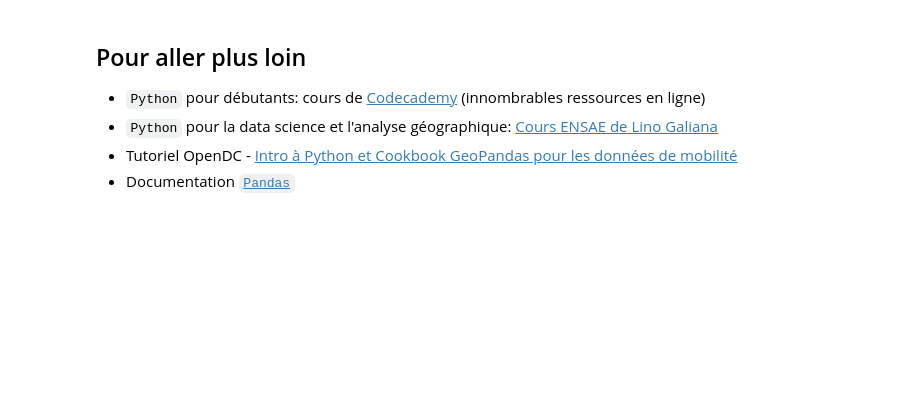
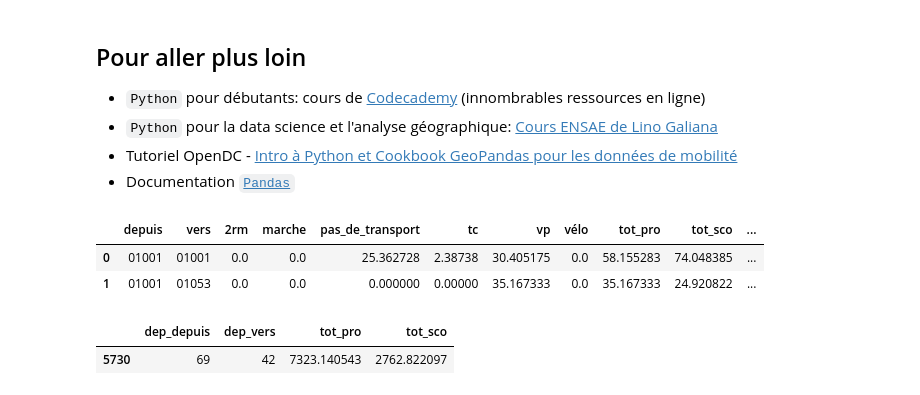
Before and after one commit to daniel-odc/Webinaire_MobPro_CEREMA, a Jupyter notebook: Python_pour_MobPro.ipynb, the cells around one changed output. Drawn from its saved outputs; the diff is of its cells as text; code cells hidden in the pictures; blank space fills up the shorter version.

```diff
--- a/Python_pour_MobPro.ipynb
+++ b/Python_pour_MobPro.ipynb
@@ -314,3 +324,26 @@ Vous pouvez ensuite sélectionner les communes qui vous intéressent, agréger p
 * `Python` pour la data science et l'analyse géographique: [Cours ENSAE de Lino Galiana](https://pythonds.linogaliana.fr/)
 * Tutoriel OpenDC - [Intro à Python et Cookbook GeoPandas pour les données de mobilité](https://colab.research.google.com/github/daniel-odc/td_pythonds_ensae/blob/main/notebooks/cookbook_geopandas_OpenDC.ipynb#scrollTo=wtUQGTaxgw4M)
 * Documentation [`Pandas`](https://pandas.pydata.org/docs/user_guide/index.html)
+# %%
+# # Exemple affichage de flux Pro et Sco entre 2 départements:
+
+dep1 = '69'
+dep2 = '42'
+
+# Ajout des colonnes département:
+df_mob['dep_depuis'] = df_mob['depuis'].str[0:2]
+df_mob['dep_vers'] = df_mob['vers'].str[0:2]
+
+display(df_mob.head(2))
+
+# Groupement par département et affichage des départements d'intérêt:
+df_mob_dep = df_mob.groupby(by=['dep_depuis', 'dep_vers'], as_index=False)[['tot_pro', 'tot_sco']].sum()
+df_mob_dep.loc[(df_mob_dep['dep_depuis']==dep1) & (df_mob_dep['dep_vers']==dep2)]
+
+# ==> 7 323 flux pro entre le Rhöne et la Loire, 2 762 flux scolaires
+# %% [output]
+|  | depuis | vers | 2rm | marche | pas_de_transport | tc | vp | vélo | tot_pro | tot_sco | ... |
+| 0 | 01001 | 01001 | 0.0 | 0.0 | 25.362728 | 2.38738 | 30.405175 | 0.0 | 58.155283 | 74.048385 | ... |
+| 1 | 01001 | 01053 | 0.0 | 0.0 | 0.000000 | 0.00000 | 35.167333 | 0.0 | 35.167333 | 24.920822 | ... |
+|  | dep_depuis | dep_vers | tot_pro | tot_sco |
+| 5730 | 69 | 42 | 7323.140543 | 2762.822097 |
```
Also changed, not shown: parts of 7 cells of this notebook, 1 other file.
